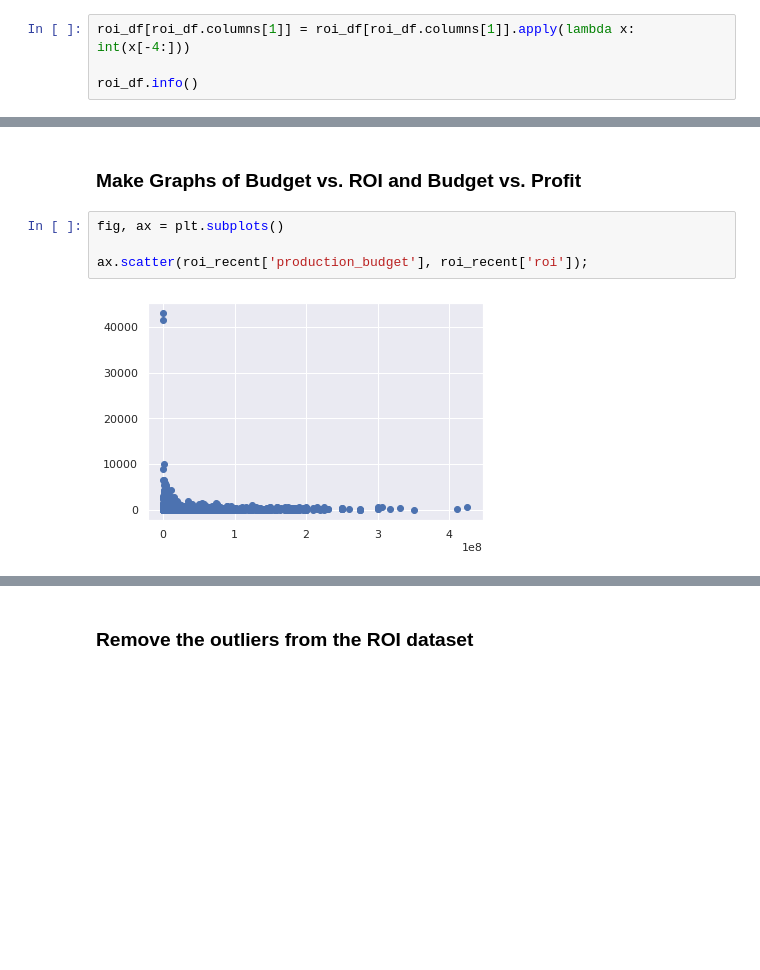
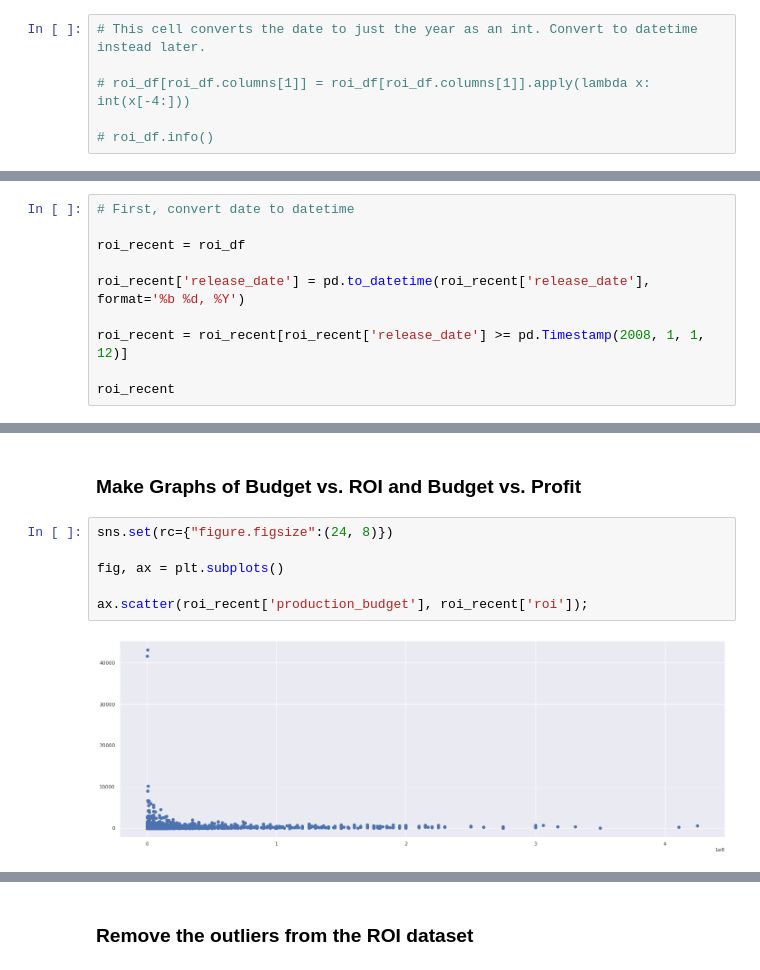
Before and after one commit to jeffbeech/Movies-by-Microsoft, a Jupyter notebook: matt-notebook.ipynb, the cells around one changed output, grey strips where cells are left out. Saved outputs shown, nothing was run; the diff lists cells and outputs as text; blank space fills up the shorter version.

```diff
--- a/matt-notebook.ipynb
+++ b/matt-notebook.ipynb
@@ -473,6 +473,8 @@ roi_df
 | 5781 | 82 | Aug 5, 2005 | My Date With Drew | 1100 | 181041 | 181041 |
 5234 rows × 6 columns
 # %%
-roi_df[roi_df.columns[1]] = roi_df[roi_df.columns[1]].apply(lambda x: int(x[-4:]))
+# This cell converts the date to just the year as an int. Convert to datetime instead later.
 
-roi_df.info()
+# roi_df[roi_df.columns[1]] = roi_df[roi_df.columns[1]].apply(lambda x: int(x[-4:]))
+
+# roi_df.info()
@@ -582,0 +551,10 @@ roi_recent
+# %%
+# First, convert date to datetime
+
+roi_recent = roi_df
+
+roi_recent['release_date'] = pd.to_datetime(roi_recent['release_date'], format='%b %d, %Y')
+
+roi_recent = roi_recent[roi_recent['release_date'] >= pd.Timestamp(2008, 1, 1, 12)]
+
+roi_recent
@@ -676,11 +668,13 @@ profits_recent.sort_values('profit', ascending=False).head(50)
 # %% [markdown]
 ### Make Graphs of Budget vs. ROI and Budget vs. Profit
 # %%
+sns.set(rc={"figure.figsize":(24, 8)})
+
 fig, ax = plt.subplots()
 
 ax.scatter(roi_recent['production_budget'], roi_recent['roi']);
 # %% [output]
-[figure, old version]
+[figure, new version]
 # %%
 fig, ax = plt.subplots()
 
```
Also changed, not shown: parts of 60 cells of this notebook, 1 other file.
